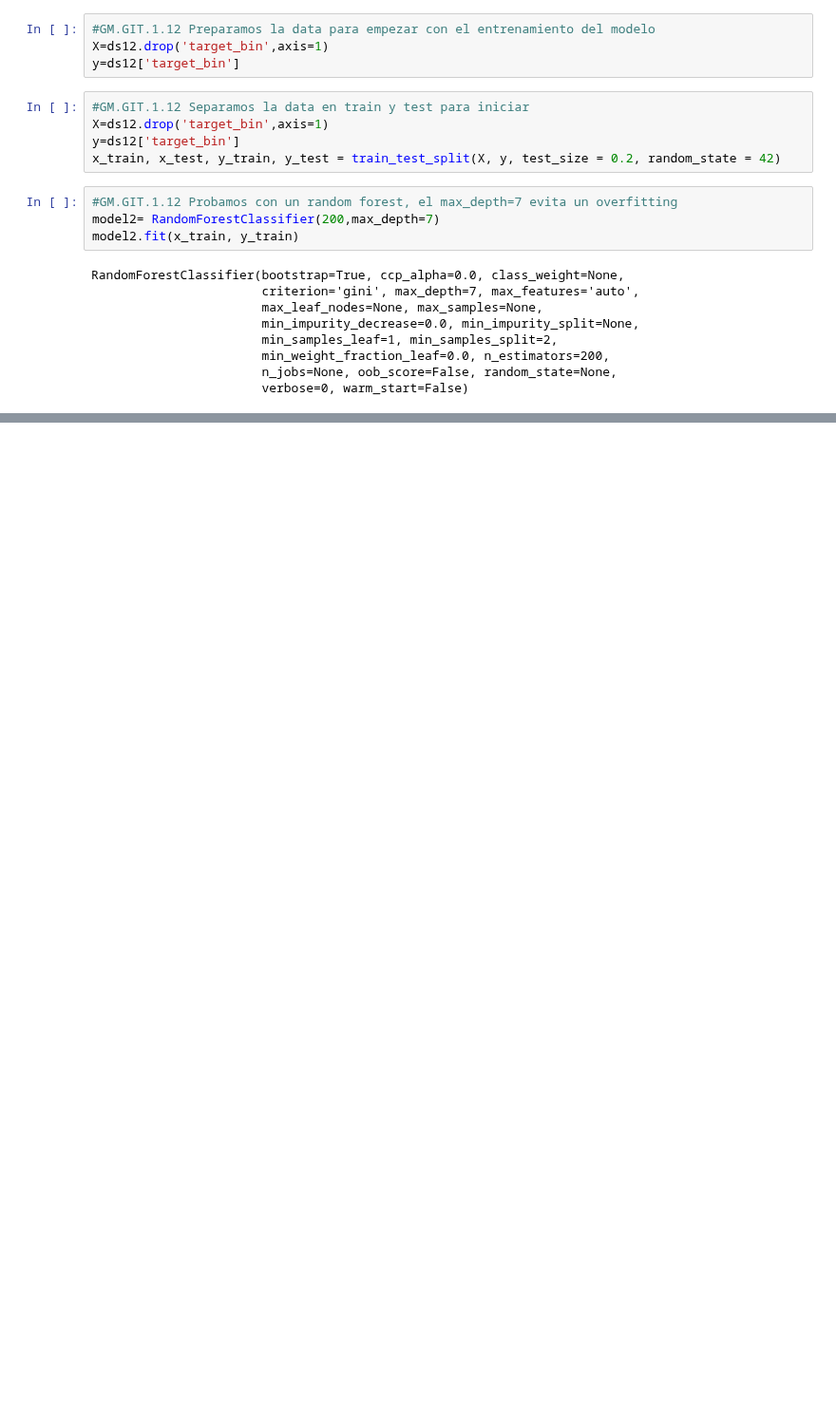
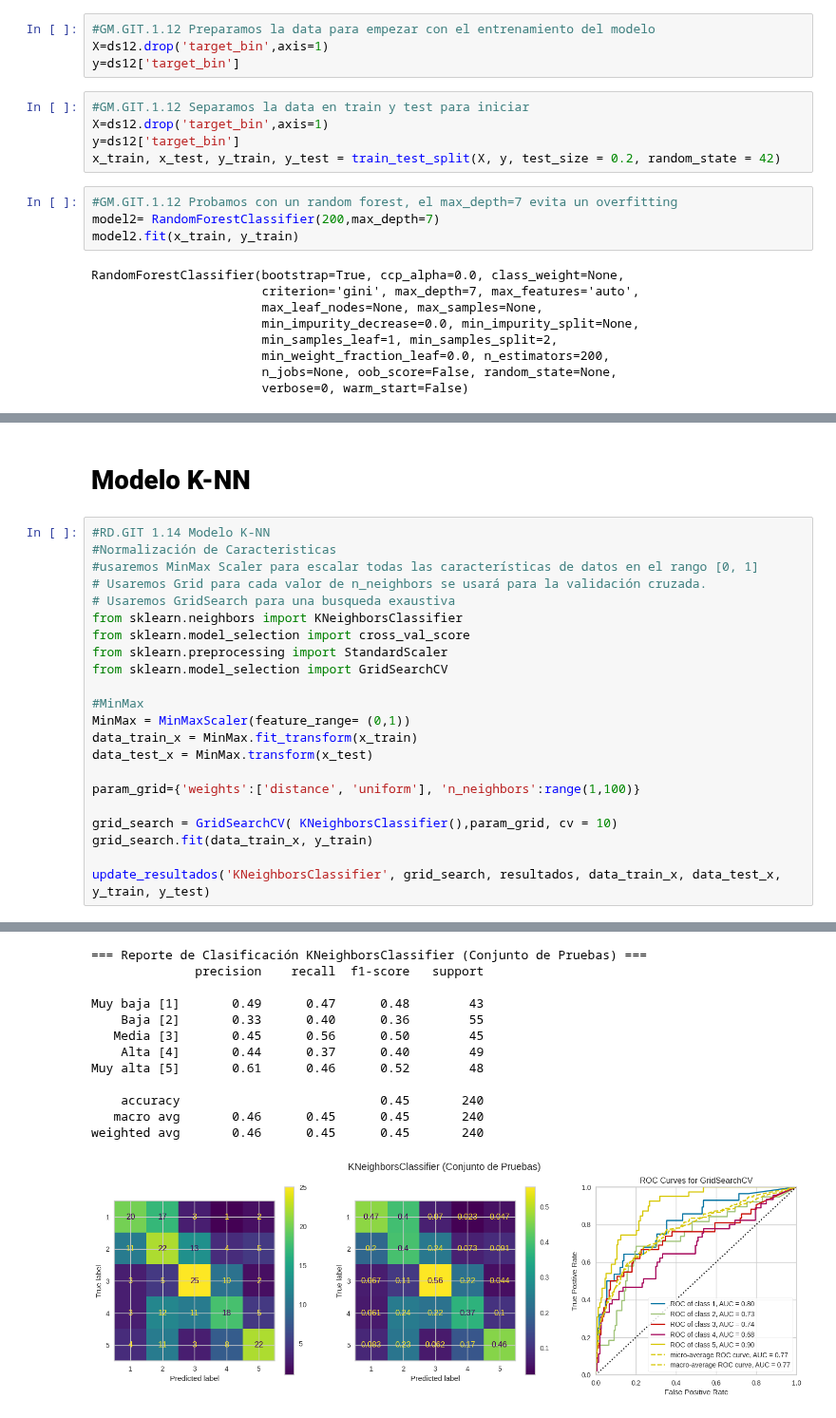
Before and after one commit to darwinpadilla/Grupo_Productivity_Prediction, a Jupyter notebook: Grupo_Productivity_Prediction.ipynb, the cells around one changed output, grey strips where cells are left out. Shown at 95% size. Drawn from its saved outputs; the diff is of its cells as text; blank space fills up the shorter version.

Commit message:
1.14 Modelo K-NN

```diff
--- a/Grupo_Productivity_Prediction.ipynb
+++ b/Grupo_Productivity_Prediction.ipynb
@@ -1198,0 +1199,25 @@ weighted avg       0.68      0.66      0.66       240
+# %% [markdown]
+# **Modelo K-NN**
+# %%
+#RD.GIT 1.14 Modelo K-NN
+#Normalización de Caracteristicas
+#usaremos MinMax Scaler para escalar todas las características de datos en el rango [0, 1]
+# Usaremos Grid para cada valor de n_neighbors se usará para la validación cruzada.
+# Usaremos GridSearch para una busqueda exaustiva
+from sklearn.neighbors import KNeighborsClassifier
+from sklearn.model_selection import cross_val_score
+from sklearn.preprocessing import StandardScaler
+from sklearn.model_selection import GridSearchCV
+
+#MinMax
+MinMax = MinMaxScaler(feature_range= (0,1))
+data_train_x = MinMax.fit_transform(x_train)
+data_test_x = MinMax.transform(x_test)
+
+param_grid={'weights':['distance', 'uniform'], 'n_neighbors':range(1,100)}
+
+grid_search = GridSearchCV( KNeighborsClassifier(),param_grid, cv = 10)
+grid_search.fit(data_train_x, y_train)
+
+update_resultados('KNeighborsClassifier', grid_search, resultados, data_train_x, data_test_x, y_train, y_test)
+# %% [output]
@@ -1198,0 +1229,13 @@ weighted avg       0.68      0.66      0.66       240
+=== Reporte de Clasificación KNeighborsClassifier (Conjunto de Pruebas) ===
+              precision    recall  f1-score   support
+
+Muy baja [1]       0.49      0.47      0.48        43
+    Baja [2]       0.33      0.40      0.36        55
+   Media [3]       0.45      0.56      0.50        45
+    Alta [4]       0.44      0.37      0.40        49
+Muy alta [5]       0.61      0.46      0.52        48
+
+    accuracy                           0.45       240
+   macro avg       0.46      0.45      0.45       240
+weighted avg       0.46      0.45      0.45       240
+[figure, added]
```
Also changed, not shown: parts of 6 cells of this notebook.
